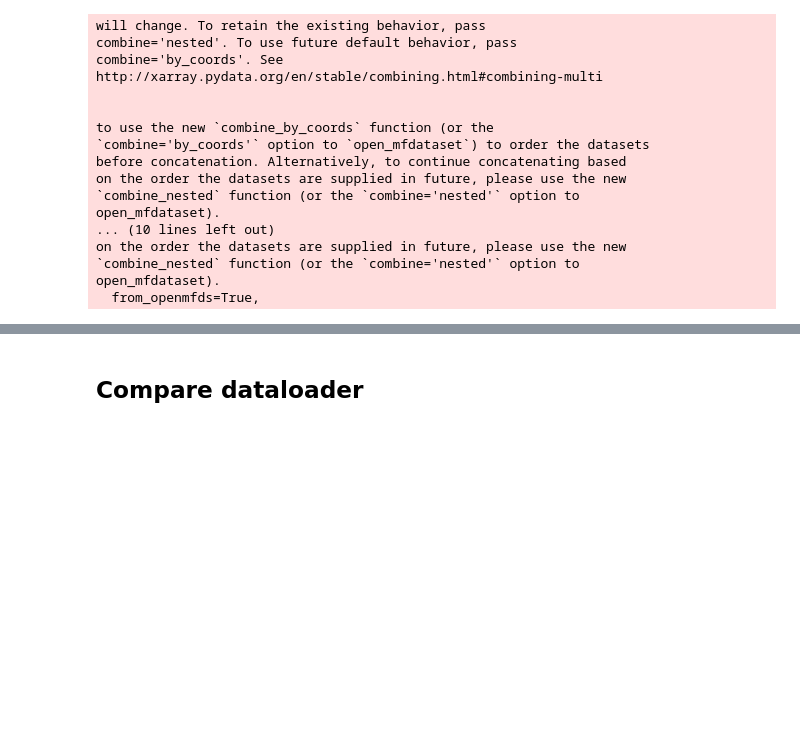
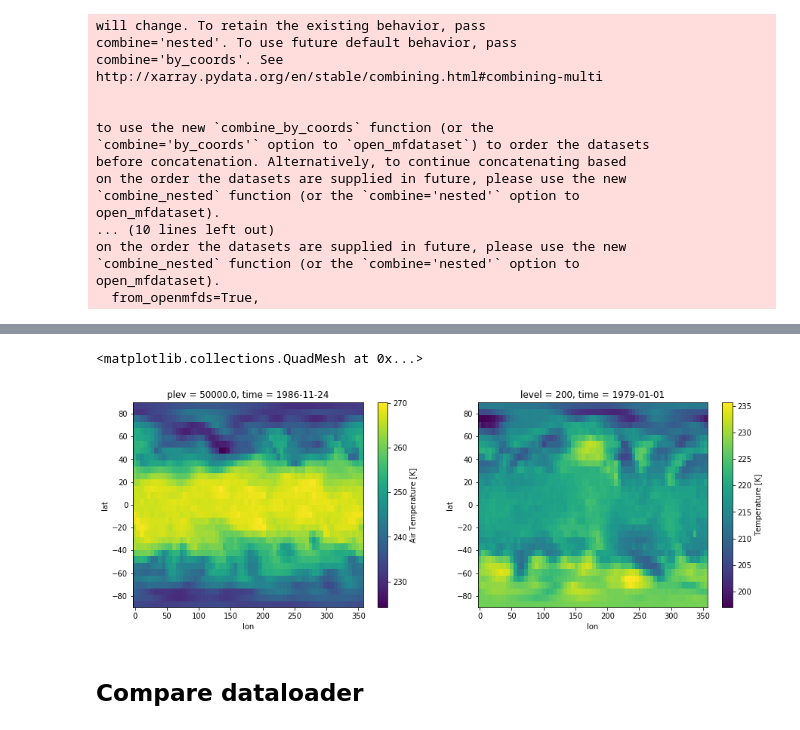
Before and after one commit to sagar-garg/WeatherBench, a Jupyter notebook: devlog/09-CMIP.ipynb, the cells around one changed output, grey strips where cells are left out. Saved outputs shown, nothing was run; the diff lists cells and outputs as text; code cells hidden in the pictures; blank space fills up the shorter version.

```diff
--- a/devlog/09-CMIP.ipynb
+++ b/devlog/09-CMIP.ipynb
@@ -53,3 +90,10 @@ era.t.isel(time=0).sel(level=850).plot(ax=ax2)
+# %%
+fix, (ax1, ax2) = plt.subplots(1, 2, figsize=(15, 5))
+cmip.t.isel(time=200000, plev=4).plot(ax=ax1)
+era.t.isel(time=0).sel(level=200).plot(ax=ax2)
+# %% [output]
+<matplotlib.collections.QuadMesh at 0x...>
+[figure, added]
 # %% [markdown]
 ## Compare dataloader
 # %%
```
Also changed, not shown: parts of 28 cells of this notebook, 42 other files.
